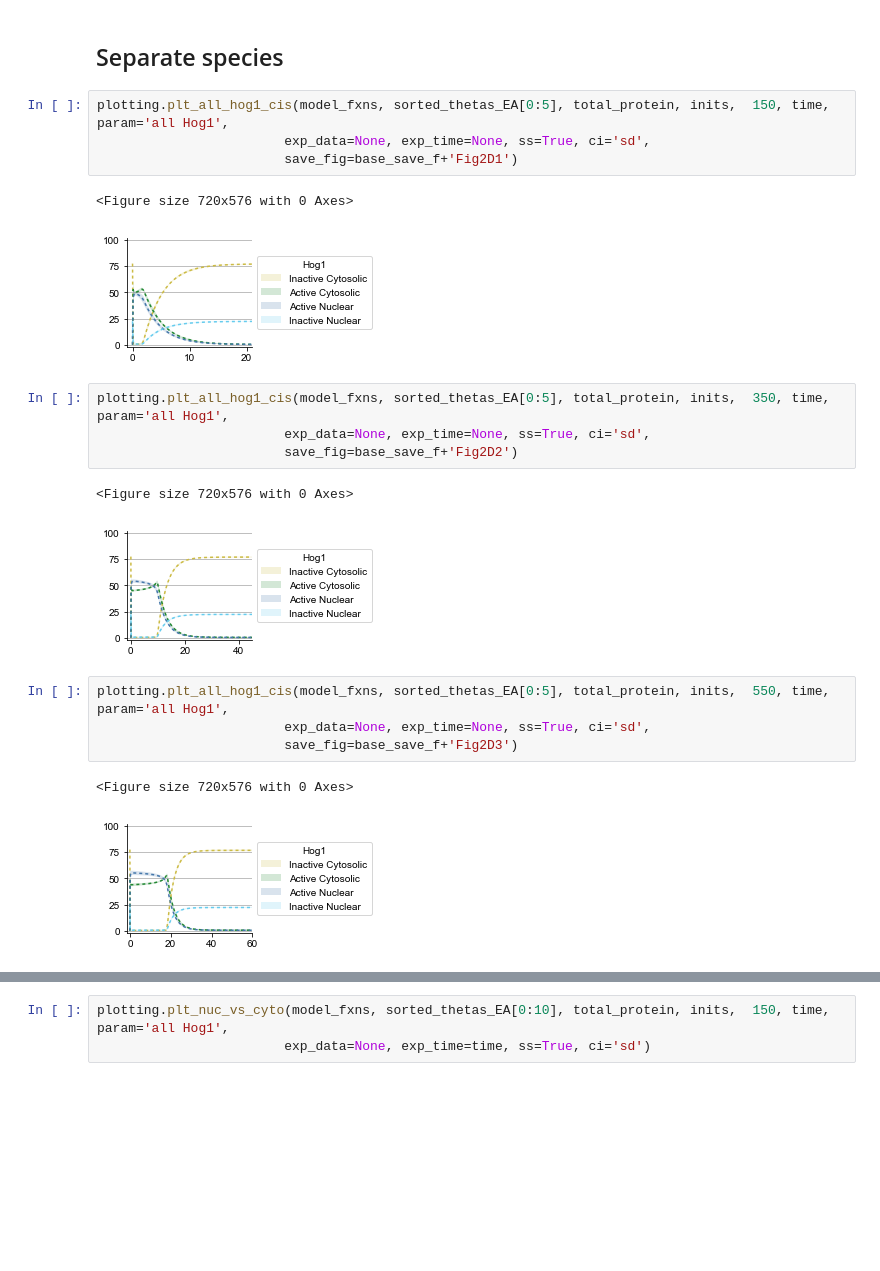
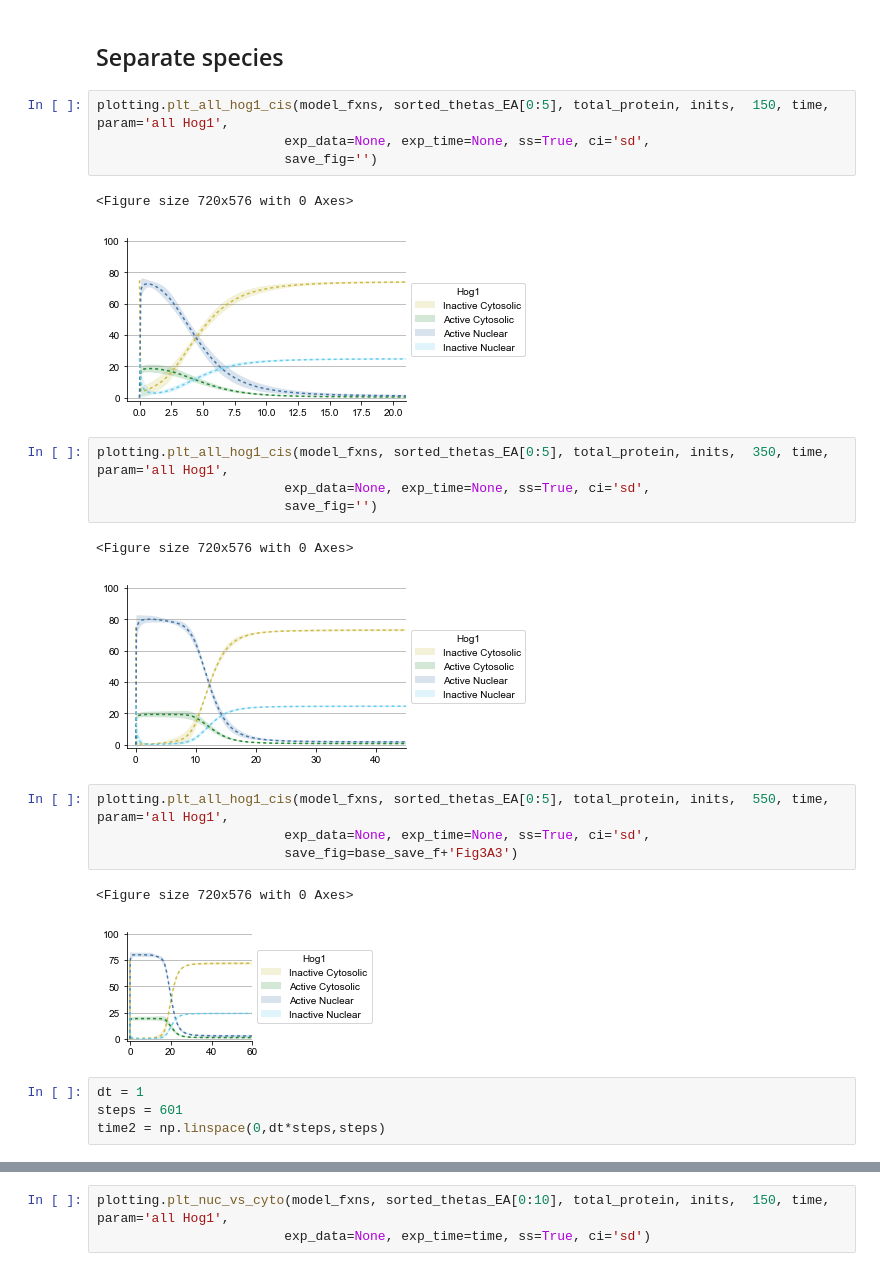
Before and after one commit to elstonlab/HOG-branch-dynamics, a Jupyter notebook: Combined/Visualizations/200527_OM_90_Sho1exp - Kimiko 2.ipynb, the cells around one changed output, grey strips where cells are left out. Drawn from its saved outputs; the diff is of its cells as text; blank space fills up the shorter version.

```diff
--- a/Combined/Visualizations/200527_OM_90_Sho1exp - Kimiko 2.ipynb
+++ b/Combined/Visualizations/200527_OM_90_Sho1exp - Kimiko 2.ipynb
@@ -202,23 +202,27 @@ plotting.plt_param_behaviors(model_fxns, sorted_thetas_EA, 10, total_protein, in
 # %%
 plotting.plt_all_hog1_cis(model_fxns, sorted_thetas_EA[0:5], total_protein, inits,  150, time, param='all Hog1',
                         exp_data=None, exp_time=None, ss=True, ci='sd',
-                        save_fig=base_save_f+'Fig2D1')
+                        save_fig='')
 # %% [output]
 <Figure size 720x576 with 0 Axes>
-[figure, old version]
+[figure, new version]
 # %%
 plotting.plt_all_hog1_cis(model_fxns, sorted_thetas_EA[0:5], total_protein, inits,  350, time, param='all Hog1',
                         exp_data=None, exp_time=None, ss=True, ci='sd',
-                        save_fig=base_save_f+'Fig2D2')
+                        save_fig='')
 # %% [output]
 <Figure size 720x576 with 0 Axes>
-[figure, old version]
+[figure, new version]
 # %%
 plotting.plt_all_hog1_cis(model_fxns, sorted_thetas_EA[0:5], total_protein, inits,  550, time, param='all Hog1',
                         exp_data=None, exp_time=None, ss=True, ci='sd',
-                        save_fig=base_save_f+'Fig2D3')
+                        save_fig=base_save_f+'Fig3A3')
 # %% [output]
 <Figure size 720x576 with 0 Axes>
-[figure, old version]
+[figure, new version]
+# %%
+dt = 1
+steps = 601
+time2 = np.linspace(0,dt*steps,steps)
 # %%
 plotting.plt_nuc_vs_cyto(model_fxns, sorted_thetas_EA[0:10], total_protein, inits,  150, time, param='all Hog1',
```
Also changed, not shown: parts of 7 cells of this notebook, 5 other files.
